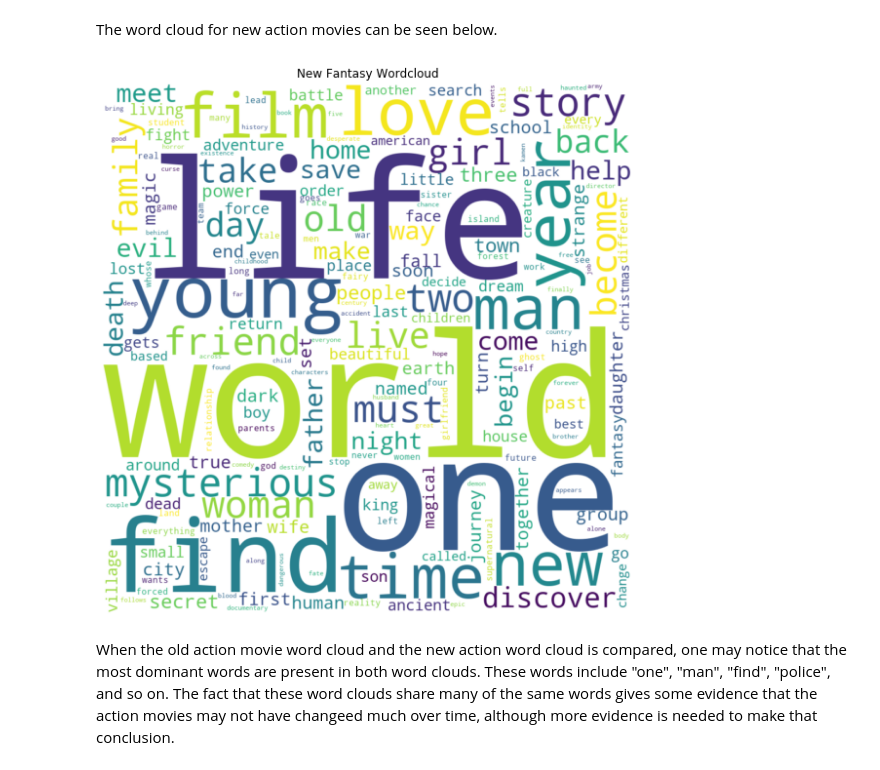
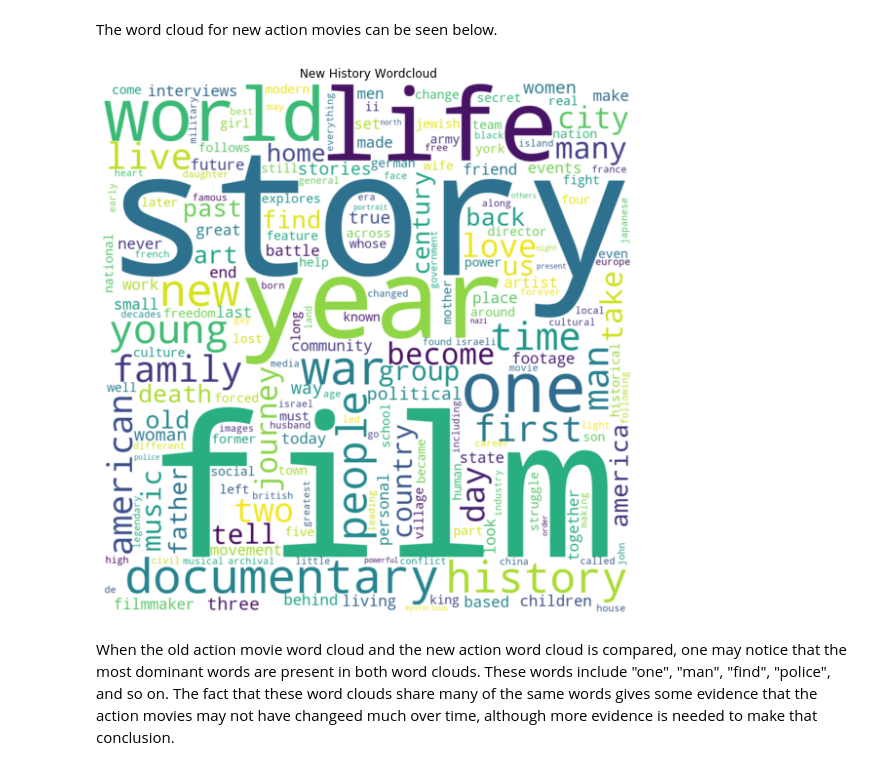
Before and after one commit to MBJohansen/Social-Graphs-Project, a Jupyter notebook: Project.ipynb, the cells around one changed output. Saved outputs shown, nothing was run; the diff lists cells and outputs as text; code cells hidden in the pictures.

```diff
--- a/Project.ipynb
+++ b/Project.ipynb
@@ -365,8 +365,8 @@ To see the word cloud for another genre, simply change genre from "Action" to "s
 #genre = "Crime"
 #genre = "Documentary"
 #genre = "Drama"
-genre = "Fantasy"
-#genre = "History"
+#genre = "Fantasy"
+genre = "History"
 #genre = "Horror"
 #genre = "Music"
 #genre = "Musical"
@@ -437,14 +438,15 @@ for w in new_action_idf.index:
 The word cloud for new action movies can be seen below.
 # %%
 new_action_wc = WordCloud(background_color="white", width=1000, height=1000, collocations=False).generate(new_action_tf_idf_string)
-plt.figure(3,figsize=(10,10))
+figNewWC = plt.figure(3,figsize=(10,10))
 plt.title("New " + genre + " Wordcloud")
 plt.imshow(new_action_wc, interpolation="bilinear")
 plt.margins(x=0, y=0)
 plt.axis("off")
 plt.show()
+figNewWC.savefig("docs/images/wordclouds/New" + genre + "WC.jpg") #Save file
 # %% [output]
-[figure, old version]
+[figure, new version]
 # %% [markdown]
 When the old action movie word cloud and the new action word cloud is compared, one may notice that the most dominant words are present in both word clouds. These words include "one", "man", "find", "police", and so on. The fact that these word clouds share many of the same words gives some evidence that the action movies may not have changeed much over time, although more evidence is needed to make that conclusion.
 # %% [markdown]
```
Also changed, not shown: parts of 1 cell of this notebook, 2 other files.
